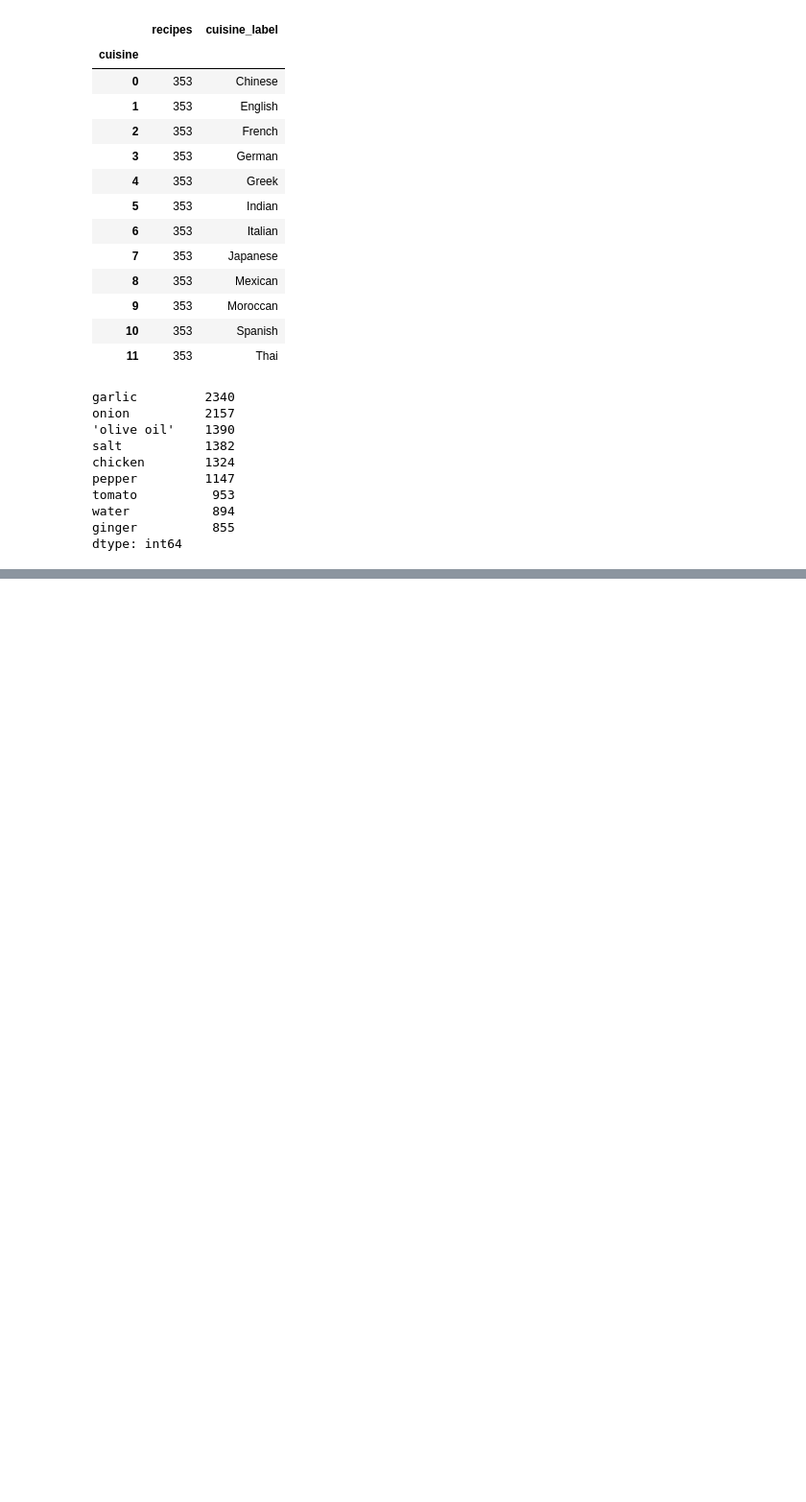
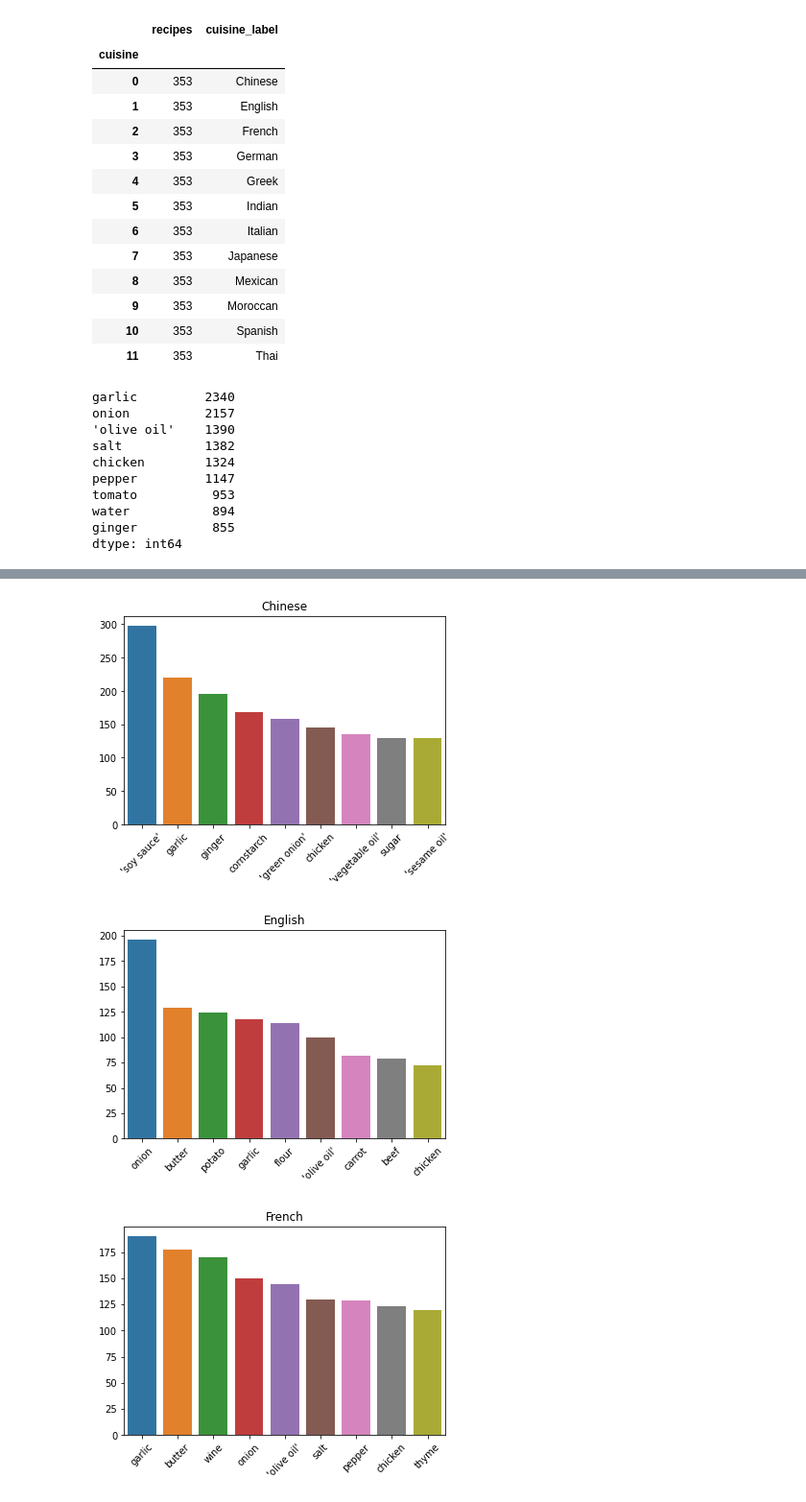
Before and after one commit to marialuquea/ingredient_recommender_ai, a Jupyter notebook: Exploratory_analysis.ipynb, the cells around one changed output, grey strips where cells are left out. Shown at 96% size. Saved outputs shown, nothing was run; the diff lists cells and outputs as text; code cells hidden in the pictures; blank space fills up the shorter version.

```diff
--- a/Exploratory_analysis.ipynb
+++ b/Exploratory_analysis.ipynb
@@ -96,0 +105,18 @@ dtype: int64
+# %%
+def get_top_ingredients(cuisine, n = 10, plot = False):
+    filtered_recipes = recipes[recipes.cuisine == cuisine]
+    ingredients_usage = filtered_recipes.drop('cuisine', axis=1).sum(axis = 0).sort_values(ascending = False)
+    top_n = ingredients_usage[0:n - 1]
+    if plot:
+        plt.figure()
+        sns.barplot(x = top_n.index ,y = top_n)
+        plt.title(cuisines.loc[i]['cuisine_label'])
+        plt.xticks(rotation=45)
+    return top_n
+# %%
+for i in range(cuisines.shape[0]):
+    get_top_ingredients(i, n = 10, plot = True)
+# %% [output]
+[figure, added]
+[figure, added]
+[figure, added]
```
Also changed, not shown: parts of 11 cells of this notebook.
